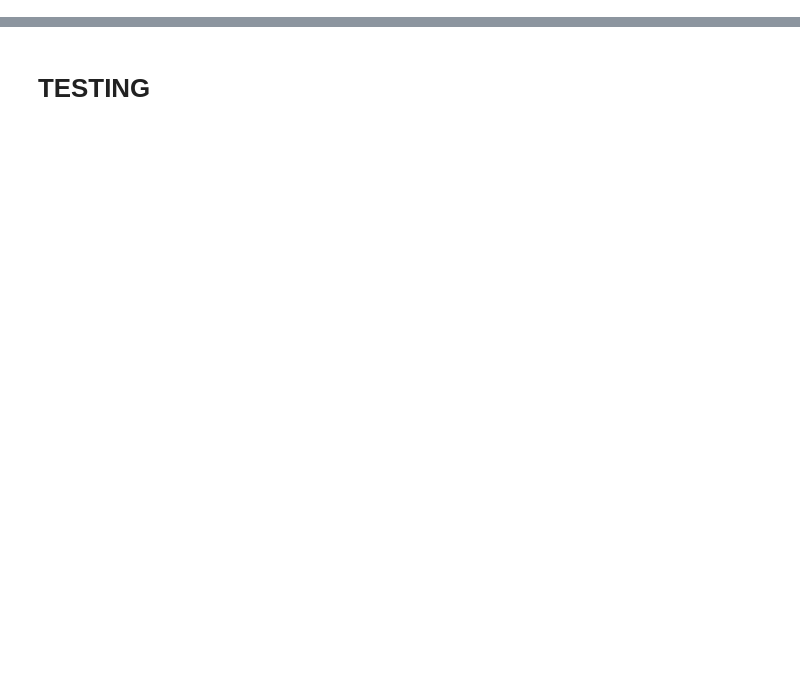
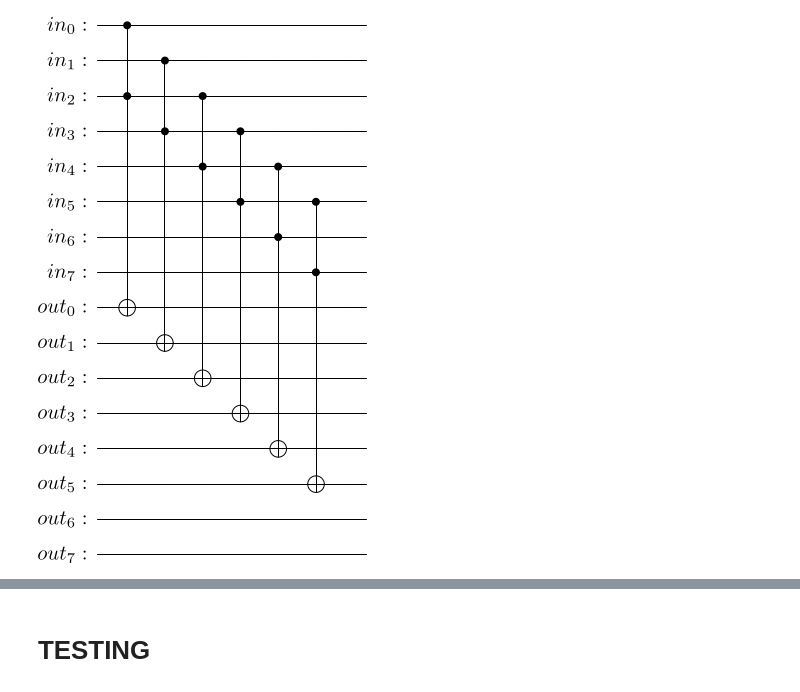
Before and after one commit to BoredDam/quantum-longest-common-substring, a Jupyter notebook: Quantum-LCS/QLCS-clean-with-tests-and-drawings.ipynb, the cells around one changed output, grey strips where cells are left out. Cells and saved outputs as stored; diff of their text form; code cells hidden in the pictures; blank space fills up the shorter version.

```diff
--- a/Quantum-LCS/QLCS-clean-with-tests-and-drawings.ipynb
+++ b/Quantum-LCS/QLCS-clean-with-tests-and-drawings.ipynb
@@ -36,26 +38,28 @@ match_operator(qubits, char_size).draw()
 # %%
 def extension_operator(n: int, i: int) -> QuantumCircuit:
     """
     builds the quantum circuit for the extension operator for an array of size `n`
     for `i`-th lambda/L vector
     """
 
     shift = 2 ** (i - 1)
 
     qin = QuantumRegister(n, "in")
     qout = QuantumRegister(n, "out")
     qc = QuantumCircuit(qin, qout)
 
     for j in range(n - shift):
         qc.ccx(qin[j], qin[j + shift], qout[j])
 
     return qc
 
 
 qubits = 8
 i = 2
 qc = extension_operator(qubits, i)
-qc.draw()
+qc.draw('latex')
+# %% [output]
+[figure, added]
 # %%
 def quantum_rotation(n: int, s: int):
     """
```
Also changed, not shown: parts of 14 cells of this notebook.
